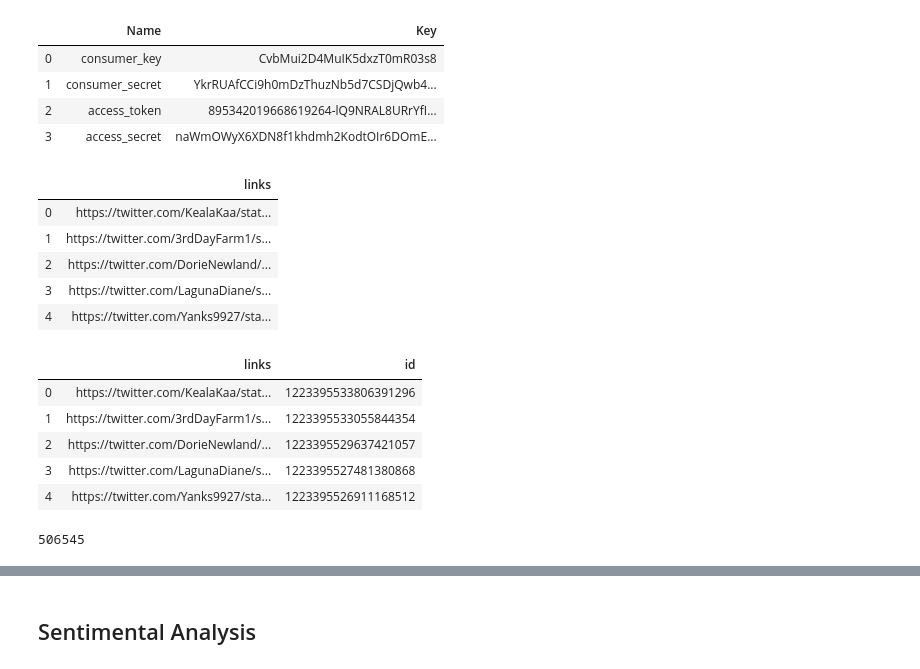
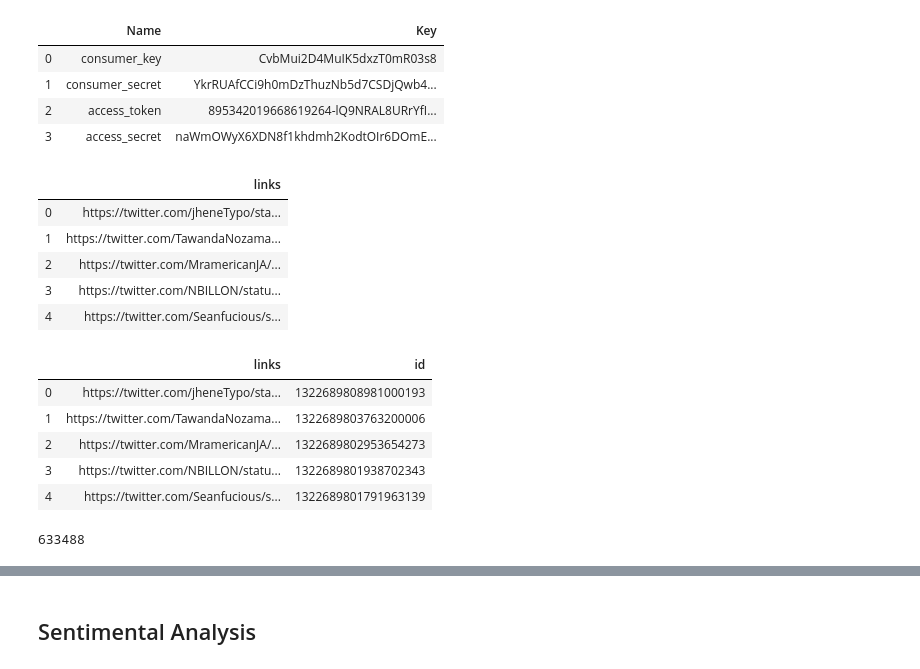
Before and after one commit to aparna-bhutani/TwitterScraper, a Jupyter notebook: TwitterScraper.ipynb, the cells around one changed output, grey strips where cells are left out. Cells and saved outputs as stored; diff of their text form; code cells hidden in the pictures.

```diff
--- a/TwitterScraper.ipynb
+++ b/TwitterScraper.ipynb
@@ -23,26 +23,26 @@ auth = tweepy.OAuthHandler(consumer_key, consumer_secret)
 auth.set_access_token(access_token, access_token_secret)
 api = tweepy.API(auth, wait_on_rate_limit=True)
 # %%
-tweet_url = pd.read_csv("Democrat/Urls/dem_tweets_jan_urls.txt", index_col= None, header = None, names = ["links"])
+tweet_url = pd.read_csv("Republican/Urls/rep_tweets_oct_urls.txt", index_col= None, header = None, names = ["links"])
 tweet_url.head()
 # %% [output]
 |  | links |
-| 0 | https://twitter.com/KealaKaa/stat... |
-| 1 | https://twitter.com/3rdDayFarm1/s... |
-| 2 | https://twitter.com/DorieNewland/... |
-| 3 | https://twitter.com/LagunaDiane/s... |
-| 4 | https://twitter.com/Yanks9927/sta... |
+| 0 | https://twitter.com/jheneTypo/sta... |
+| 1 | https://twitter.com/TawandaNozama... |
+| 2 | https://twitter.com/MramericanJA/... |
+| 3 | https://twitter.com/NBILLON/statu... |
+| 4 | https://twitter.com/Seanfucious/s... |
 # %%
 af = lambda x: x["links"].split("/")[-1]
 tweet_url['id'] = tweet_url.apply(af, axis=1)
 tweet_url.head()
 # %% [output]
 |  | links | id |
-| 0 | https://twitter.com/KealaKaa/stat... | 1223395533806391296 |
-| 1 | https://twitter.com/3rdDayFarm1/s... | 1223395533055844354 |
-| 2 | https://twitter.com/DorieNewland/... | 1223395529637421057 |
-| 3 | https://twitter.com/LagunaDiane/s... | 1223395527481380868 |
-| 4 | https://twitter.com/Yanks9927/sta... | 1223395526911168512 |
+| 0 | https://twitter.com/jheneTypo/sta... | 1322689808981000193 |
+| 1 | https://twitter.com/TawandaNozama... | 1322689803763200006 |
+| 2 | https://twitter.com/MramericanJA/... | 1322689802953654273 |
+| 3 | https://twitter.com/NBILLON/statu... | 1322689801938702343 |
+| 4 | https://twitter.com/Seanfucious/s... | 1322689801791963139 |
 # %%
 ids = tweet_url['id'].tolist()
 # %%
@@ -51,7 +51,7 @@ chunks = (total_count - 1) // 50 + 1
 # %%
 total_count
 # %% [output]
-506545
+633488
 # %%
 def fetch_tw(ids):
     list_of_tw_status = api.statuses_lookup(ids, tweet_mode= "extended")
```
Also changed, not shown: parts of 21 cells of this notebook, 15 other files.
